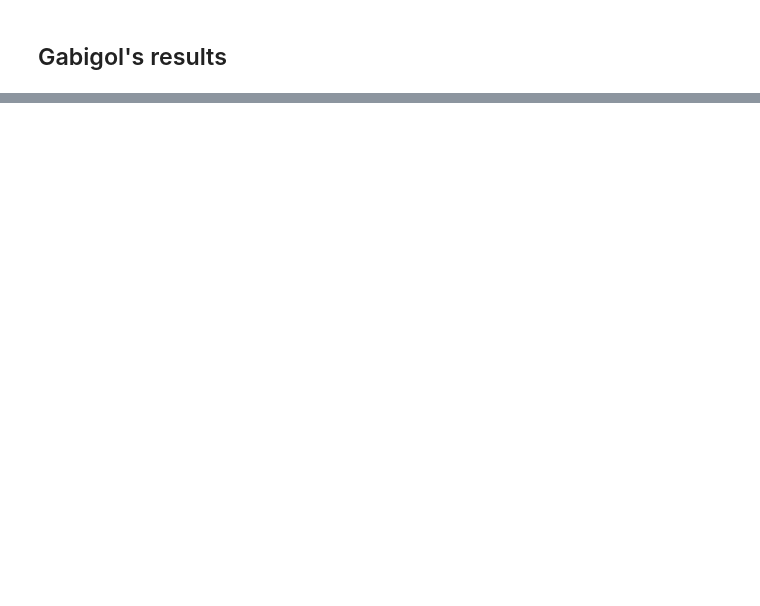
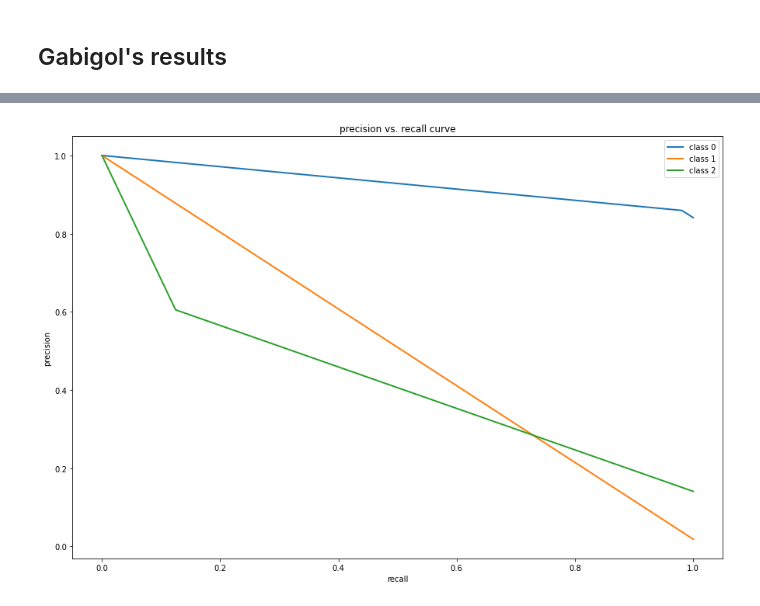
Before and after one commit to Evan-Callaghan/DATA-448-Project, a Jupyter notebook: Gabiru/train_test_models.ipynb, the cells around one changed output, grey strips where cells are left out. Cells and saved outputs as stored; diff of their text form; code cells hidden in the pictures; blank space fills up the shorter version.

```diff
--- a/Gabiru/train_test_models.ipynb
+++ b/Gabiru/train_test_models.ipynb
@@ -291,0 +442,27 @@ results_df = pd.DataFrame(columns = ['model','f1','cutoff'], data = results_to_a
+# %%
+
+
+
+
+
+from sklearn.metrics import precision_recall_curve, f1_score
+
+precision = dict()
+recall = dict()
+
+plt.figure(figsize = (15,10))
+for i in range(n_classes):
+
+        precision[i], recall[i], _ = precision_recall_curve(Y_test[:, i], GBC_val_label_top_6[:, i])
+
+
+
+        plt.plot(recall[i], precision[i], lw=2, label='class {}'.format(i))
+
+plt.xlabel("recall")
+plt.ylabel("precision")
+plt.legend(loc="best")
+plt.title("precision vs. recall curve")
+plt.show()
+# %% [output]
+[figure, added]
```
Also changed, not shown: parts of 15 cells of this notebook, 1 other file.
